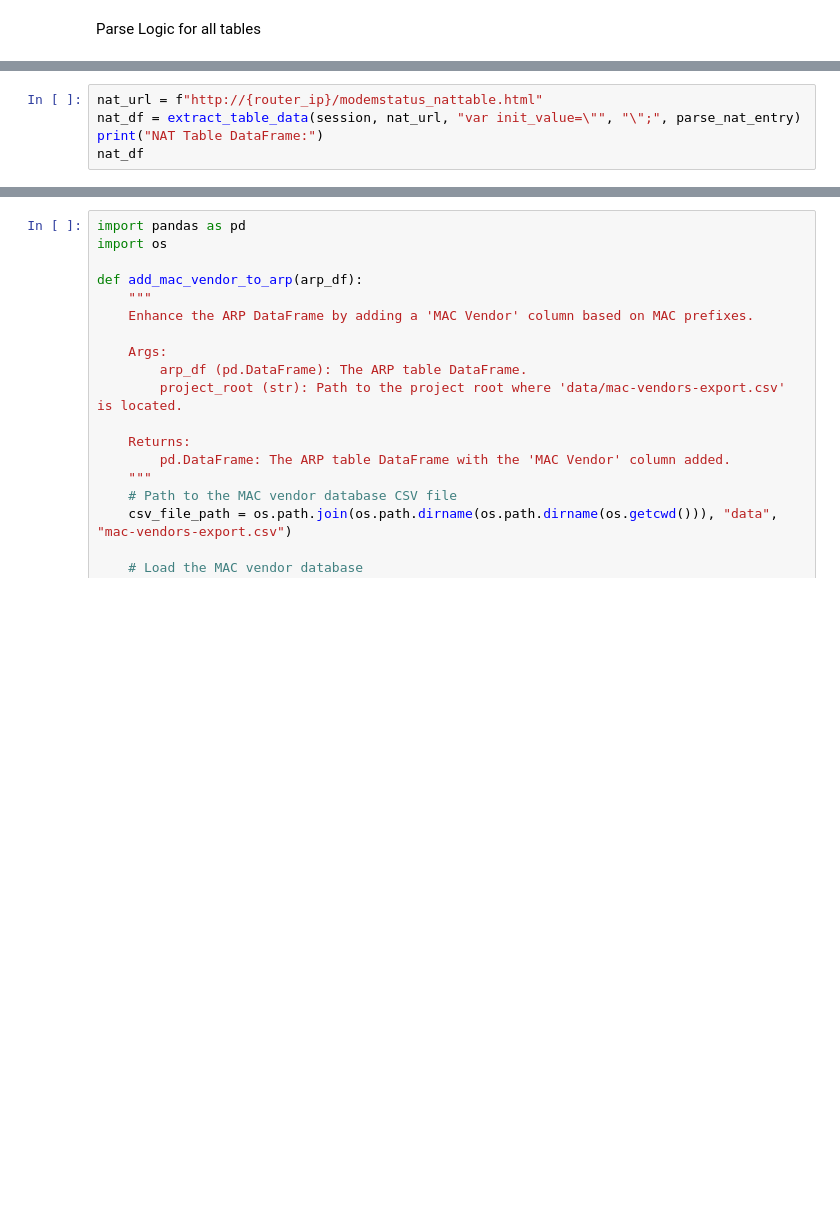
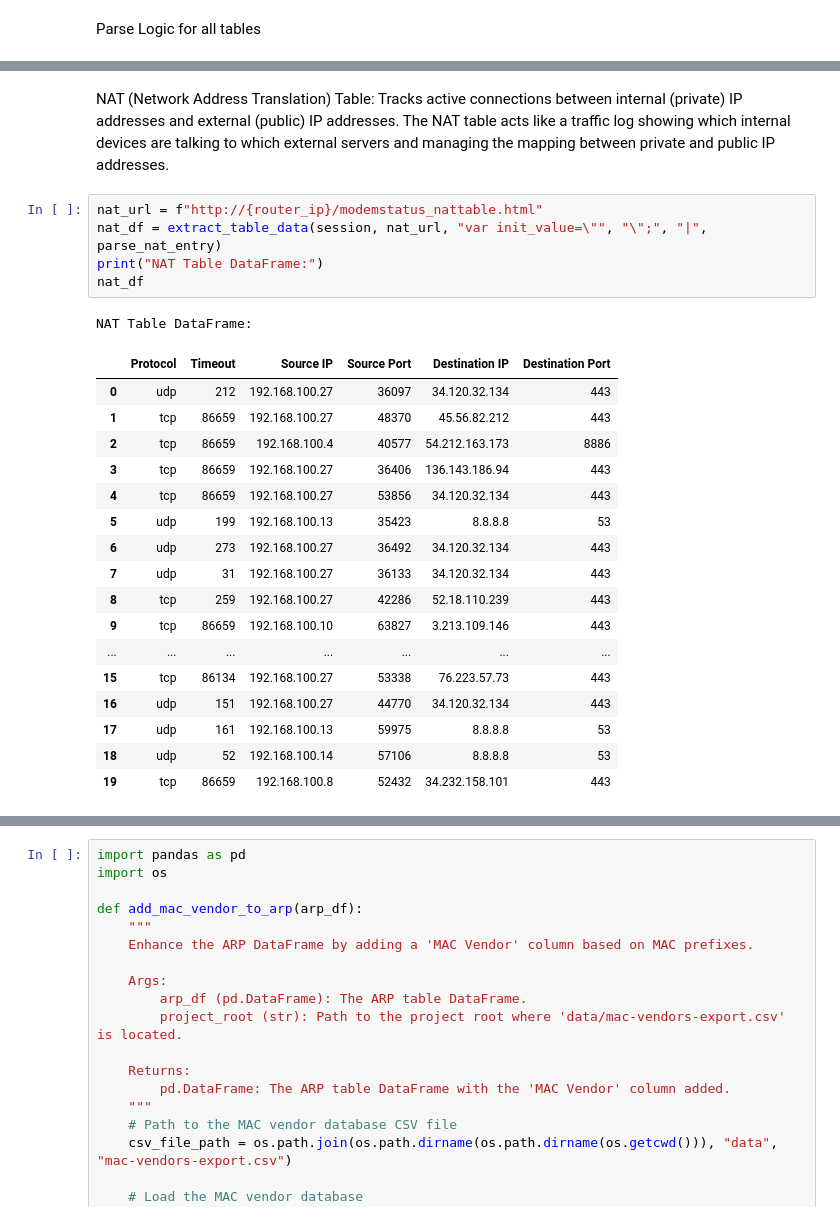
Before and after one commit to aleereza/home-network-dashboard, a Jupyter notebook: src/data_collection/data_collection_prototype.ipynb, the cells around one changed output, grey strips where cells are left out. Drawn from its saved outputs; the diff is of its cells as text; blank space fills up the shorter version.

```diff
--- a/src/data_collection/data_collection_prototype.ipynb
+++ b/src/data_collection/data_collection_prototype.ipynb
@@ -275,5 +332,26 @@ arp_df
+# %% [markdown]
+NAT (Network Address Translation) Table: Tracks active connections between internal (private) IP addresses and external (public) IP addresses. The NAT table acts like a traffic log showing which internal devices are talking to which external servers and managing the mapping between private and public IP addresses.
 # %%
 nat_url = f"http://{router_ip}/modemstatus_nattable.html"
-nat_df = extract_table_data(session, nat_url, "var init_value=\"", "\";", parse_nat_entry)
+nat_df = extract_table_data(session, nat_url, "var init_value=\"", "\";", "|", parse_nat_entry)
 print("NAT Table DataFrame:")
 nat_df
+# %% [output]
+NAT Table DataFrame:
+|  | Protocol | Timeout | Source IP | Source Port | Destination IP | Destination Port |
+| 0 | udp | 212 | 192.168.100.27 | 36097 | 34.120.32.134 | 443 |
+| 1 | tcp | 86659 | 192.168.100.27 | 48370 | 45.56.82.212 | 443 |
+| 2 | tcp | 86659 | 192.168.100.4 | 40577 | 54.212.163.173 | 8886 |
+| 3 | tcp | 86659 | 192.168.100.27 | 36406 | 136.143.186.94 | 443 |
+| 4 | tcp | 86659 | 192.168.100.27 | 53856 | 34.120.32.134 | 443 |
+| 5 | udp | 199 | 192.168.100.13 | 35423 | 8.8.8.8 | 53 |
+| 6 | udp | 273 | 192.168.100.27 | 36492 | 34.120.32.134 | 443 |
+| 7 | udp | 31 | 192.168.100.27 | 36133 | 34.120.32.134 | 443 |
+| 8 | tcp | 259 | 192.168.100.27 | 42286 | 52.18.110.239 | 443 |
+| 9 | tcp | 86659 | 192.168.100.10 | 63827 | 3.213.109.146 | 443 |
+| ... | ... | ... | ... | ... | ... | ... |
+| 15 | tcp | 86134 | 192.168.100.27 | 53338 | 76.223.57.73 | 443 |
+| 16 | udp | 151 | 192.168.100.27 | 44770 | 34.120.32.134 | 443 |
+| 17 | udp | 161 | 192.168.100.13 | 59975 | 8.8.8.8 | 53 |
+| 18 | udp | 52 | 192.168.100.14 | 57106 | 8.8.8.8 | 53 |
+| 19 | tcp | 86659 | 192.168.100.8 | 52432 | 34.232.158.101 | 443 |
```
Also changed, not shown: parts of 24 cells of this notebook, 1 other file.
